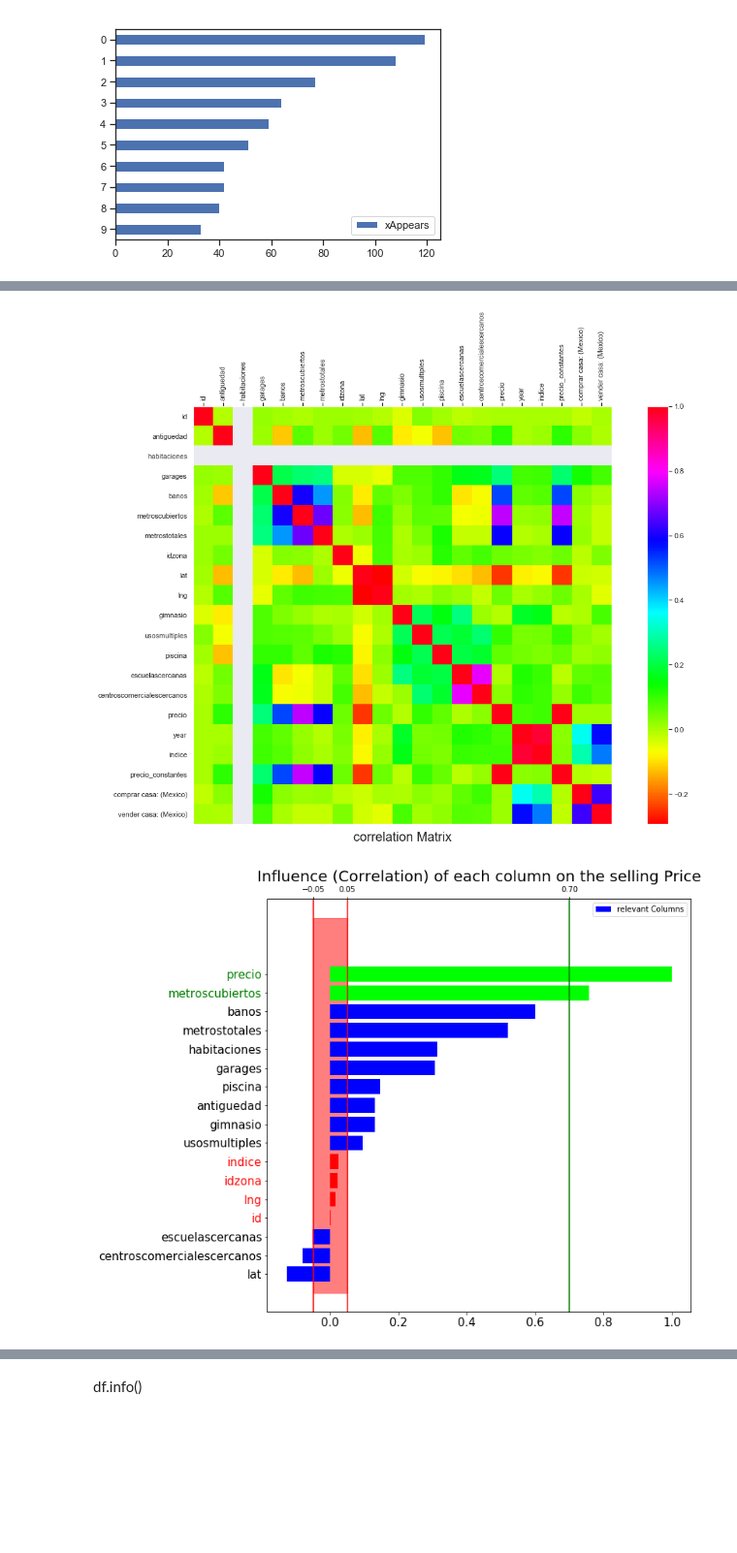
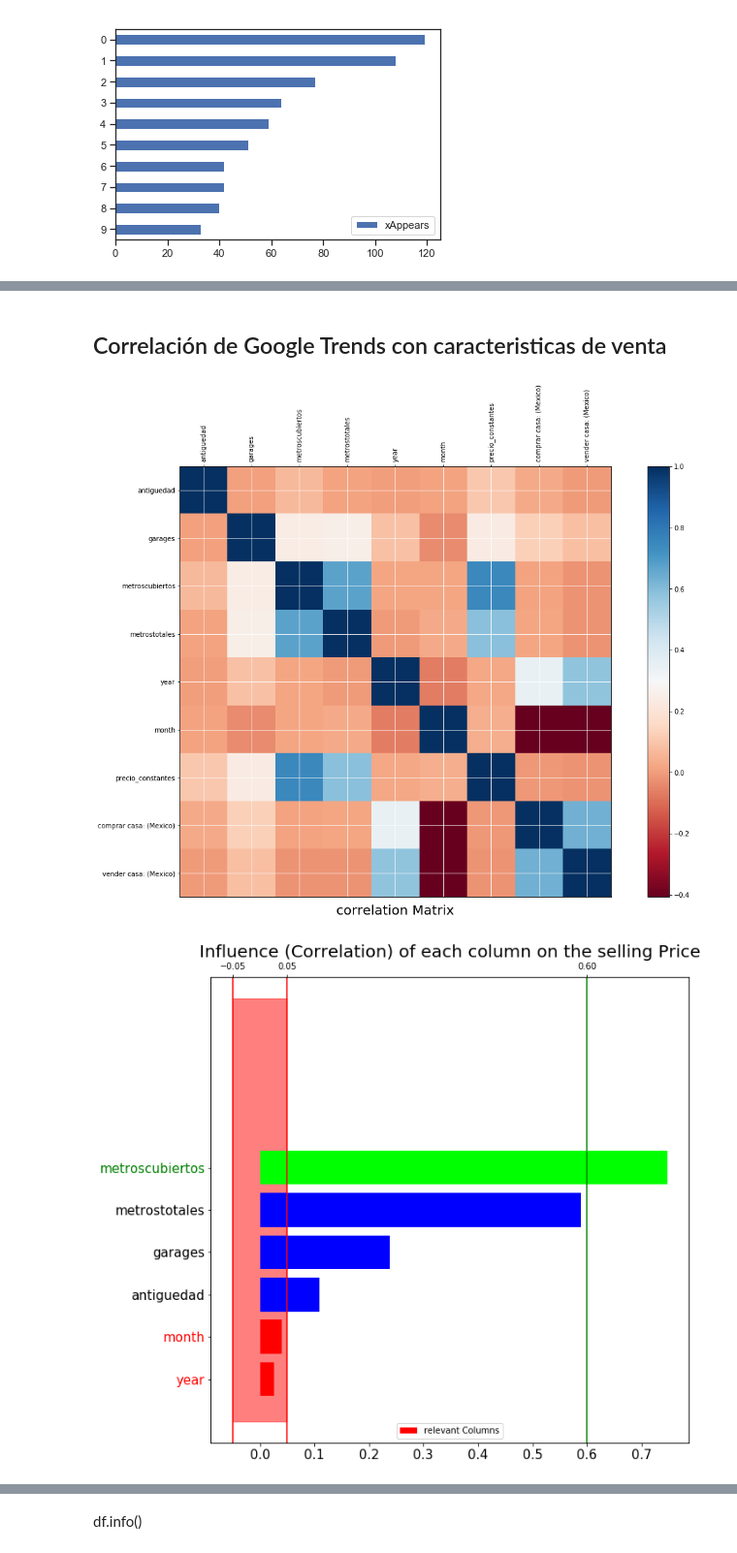
Before and after one commit to blukitas/groupby-banco-, a Jupyter notebook: Tp1/01.tp_ni.ipynb, the cells around one changed output, grey strips where cells are left out. Shown: that part at 97% size. Saved outputs shown, nothing was run; the diff lists cells and outputs as text; code cells hidden in the pictures; blank space fills up the shorter version.

```diff
--- a/Tp1/01.tp_ni.ipynb
+++ b/Tp1/01.tp_ni.ipynb
@@ -174,4 +411,4 @@ desc_df.sort_values(by='xAppears', ascending=False).head(10)
 | 9 | puedes recibir mayor información ... | 33 |
 [figure]
 # %%
-df = df.merge(desc_df,how='inner',left_on='descripcion',right_on='Content')
+df = df.merge(desc_df,how='left',left_on='descripcion',right_on='Content')
@@ -179,0 +415,8 @@ realtors = df.loc[(df.xAppears > 15)]
+# %%
+def GetRealtor(x):
+    if x > 1:
+        return '1'
+    else:
+        return '0'
+
+df['realtors']= df.xAppears.apply(GetRealtor)
@@ -218,12 +487,27 @@ Name: precio_constantes, dtype: float64
+# %% [markdown]
+## Correlación de Google Trends con caracteristicas de venta
+# %%
+sentiment = df.merge(trends,how='inner',on='fecha')
+sentiment2 = sentiment[['tipodepropiedad', 'ciudad',
+       'provincia', 'antiguedad', 'habitaciones', 'garages', 'banos',
+       'metroscubiertos', 'metrostotales', 'fecha',
+       'precio', 'year', 'fecha_mes',
+       'precio_constantes', 'Month', 'comprar casa: (Mexico)',
+       'vender casa: (Mexico)']]
+sentimentCasas = sentiment.loc[(sentiment2.tipodepropiedad=='Casa') & (sentiment2.habitaciones==3)]
+sentimentCasas['month'] = sentimentCasas.fecha_mes.dt.month
+corrSentimentCasas = sentimentCasas[['antiguedad','garages',\
+                                     'metroscubiertos','metrostotales','year','month',\
+                                     'precio_constantes','comprar casa: (Mexico)','vender casa: (Mexico)']]
 # %%
-cor = sentimentCasas.corr()
+cor = corrSentimentCasas.corr()
 upper = cor.where(np.triu(np.ones(cor.shape), k=1).astype(np.bool))
 
 
 fig, ax = plt.subplots(figsize=[20,12])
 
 plt.title("correlation Matrix", fontsize = 20, y=-0.05)
-image = ax.imshow(cor, cmap = 'hsv')
+image = ax.imshow(cor, cmap = 'RdBu')
 
 plt.xticks(np.arange(len(cor.columns)),cor.columns, rotation = 'vertical')
 ax.xaxis.tick_top()
@@ -231,6 +515,7 @@ plt.yticks(np.arange(len(cor.columns)),cor.columns, rotation = 'horizontal')
 fig.colorbar(image, ax=ax)
 plt.rcParams['grid.color'] = "w"
 plt.grid()
+#plt.savefig('IMG7')
 plt.show()
 # %% [output]
-[figure, old version]
+[figure, new version]
@@ -237,7 +524,7 @@ plt.show()
 # %%
 #order the correlations and their associated column
 minCorrValue = 0.05
-goodCorrValue = 0.7
+goodCorrValue = 0.6
 
 corrOrdered = list(upper['precio_constantes'].copy().sort_values())
 numNan = upper['precio_constantes'].isnull().sum()
@@ -254,31 +541,31 @@ for x in corrOrdered:
         colorList[corrOrdered.index(x)] = 'r'                    #undecoralated columns are red
         lowCorrelatedColumns.append(colOrdered[corrOrdered.index(x)])
     if abs(x) in [x for x in list(upper['precio_constantes'].abs()) if x>goodCorrValue]:
         colorList[corrOrdered.index(x)] = 'lime'                    #undecoralated columns are red
         highCorrelatedColumns.append(colOrdered[corrOrdered.index(x)])
 
 
 plt.figure(figsize=[10,10])
 plt.barh(colOrdered,corrOrdered[:-numNan], color=colorList)
 plt.title("Influence (Correlation) of each column on the selling Price", fontsize=20)
 plt.tick_params(labelsize=15)
 plt.legend( ['relevant Columns','good'])
 plt.axvline(x= minCorrValue, c='r')
 plt.fill_between([-minCorrValue,minCorrValue], [len(upper),len(upper)],[-1,-1], alpha = 0.5, color = 'red')
 plt.axvline(x= -minCorrValue, c='r')
 plt.axvline(x= goodCorrValue, c='g')
 ax = plt.gca()
 ax2 = ax.twiny()
 ax2.set_xlim(ax.get_xlim())
 ax2.set_xticks([-minCorrValue,minCorrValue,goodCorrValue])
 
 #color the yticks
 for x in lowCorrelatedColumns:
         ax.get_yticklabels()[colOrdered.index(x)].set_color("red")
 for x in highCorrelatedColumns:
         ax.get_yticklabels()[colOrdered.index(x)].set_color("green")
 
 plt.show()
 #print("Low correlatedColumns", lowCorrelatedColumns)
 # %% [output]
-[figure, old version]
+[figure, new version]
```
Also changed, not shown: parts of 67 cells of this notebook.
